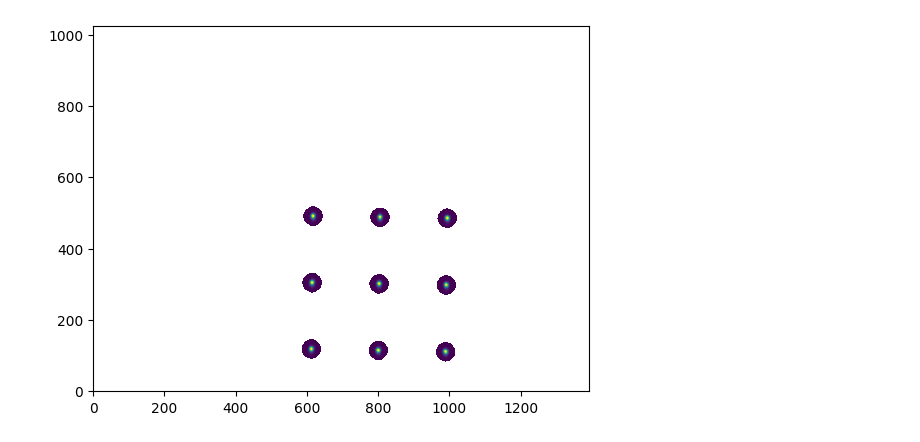
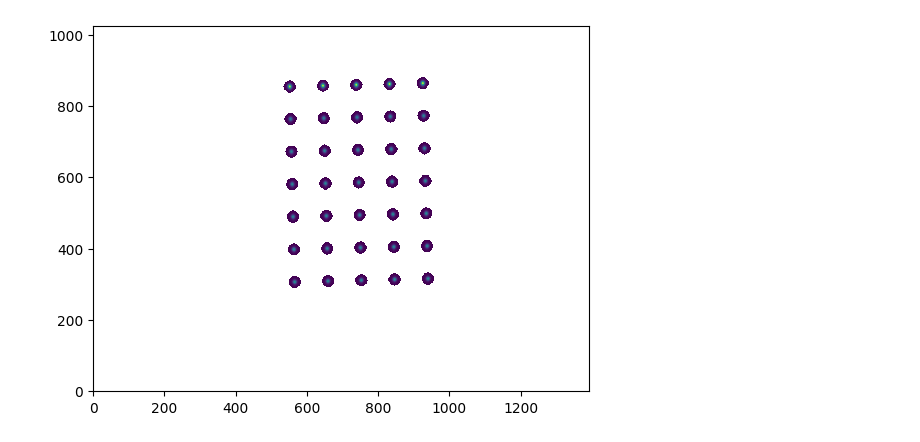
Before and after one commit to light-scattering-iogs/caqtus, a Jupyter notebook: devices/tweezers/homogenize/homogenize.ipynb, the cells around one changed output. Drawn from its saved outputs; the diff is of its cells as text; code cells hidden in the pictures.

```diff
--- a/devices/tweezers/homogenize/homogenize.ipynb
+++ b/devices/tweezers/homogenize/homogenize.ipynb
@@ -12,7 +12,7 @@ pixelfly = PixelflyBoard(
     name="pixelfly",
     board_number=0,
     mode=Mode.SW_TRIGGER | Mode.ASYNC_SHUTTER,
-    exp_time=50,
+    exp_time=30,
     hbin=BinMode.BIN_1X,
     vbin=BinMode.BIN_1X,
     gain=False,
@@ -21,6 +21,7 @@ pixelfly = PixelflyBoard(
 
 with pixelfly:
     pixelfly.start_acquisition()
+
     picture = pixelfly.read_image(1000).astype(float)
     pixelfly.stop_acquisition()
 # %%
@@ -32,12 +33,15 @@ plt.colorbar()
 # %%
-m = GridSpotIntensitiesMeasurer(3, 3)
-im = m.register_regions_of_interest(picture, relative_threshold=0.3, radius=30)
+n_rows=7
+n_cols=5
+m = GridSpotAnalyzer(n_rows, n_cols)
+im = m.register_regions_of_interest(picture, relative_threshold=0.21, radius=20)
+
 plt.figure()
 plt.imshow(im.T, origin="lower")
 
-intensities = m.compute_intensity(picture)
+intensities = m.compute_intensity_matrix(picture)
 # %% [output]
-[figure, old version]
+[figure, new version]
 # %%
 (np.max(intensities) - np.min(intensities)) / np.mean(intensities) * 1e2
 # %% [output]
```
Also changed, not shown: parts of 7 cells of this notebook, 1 other file.
